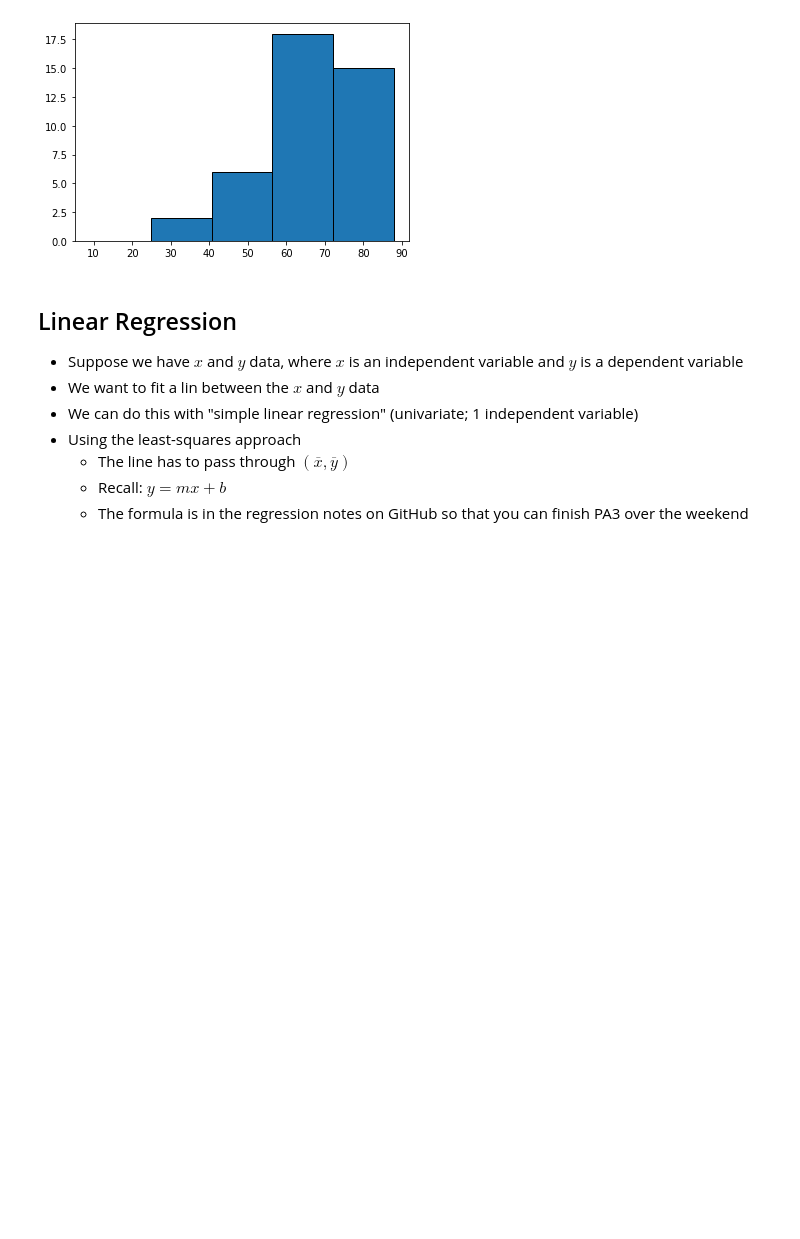
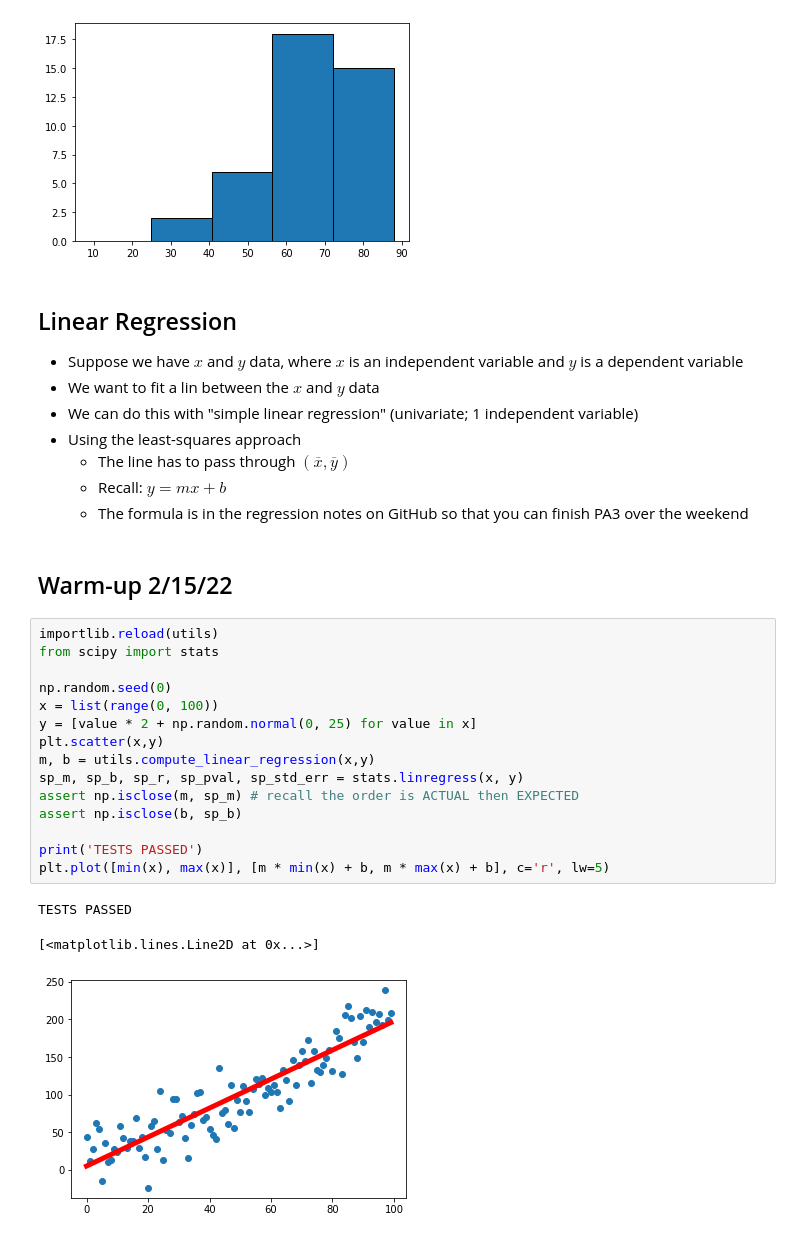
Before and after one commit to TrevorBushnell/STEM-Notes, a Jupyter notebook: CPSC322 Data Science Algorithms/U2 - Data Preparation/2.3 Matplotlib.ipynb, the cells around one changed output. Saved outputs shown, nothing was run; the diff lists cells and outputs as text; blank space fills up the shorter version.

```diff
--- a/CPSC322 Data Science Algorithms/U2 - Data Preparation/2.3 Matplotlib.ipynb
+++ b/CPSC322 Data Science Algorithms/U2 - Data Preparation/2.3 Matplotlib.ipynb
@@ -192,3 +192,24 @@ plt.bar(cutoffs[:-1], freqs, width=(cutoffs[1] - cutoffs[0]), edgecolor="black",
     * The line has to pass through $(\overline x, \overline y)$
     * Recall: $y = mx + b$
     * The formula is in the regression notes on GitHub so that you can finish PA3 over the weekend
+# %% [markdown]
+## Warm-up 2/15/22
+# %%
+importlib.reload(utils)
+from scipy import stats
+
+np.random.seed(0)
+x = list(range(0, 100))
+y = [value * 2 + np.random.normal(0, 25) for value in x]
+plt.scatter(x,y)
+m, b = utils.compute_linear_regression(x,y)
+sp_m, sp_b, sp_r, sp_pval, sp_std_err = stats.linregress(x, y)
+assert np.isclose(m, sp_m) # recall the order is ACTUAL then EXPECTED
+assert np.isclose(b, sp_b)
+
+print('TESTS PASSED')
+plt.plot([min(x), max(x)], [m * min(x) + b, m * max(x) + b], c='r', lw=5)
+# %% [output]
+TESTS PASSED
+[<matplotlib.lines.Line2D at 0x...>]
+[figure, added]
```
Also changed, not shown: parts of 4 cells of this notebook, 3 other files.
